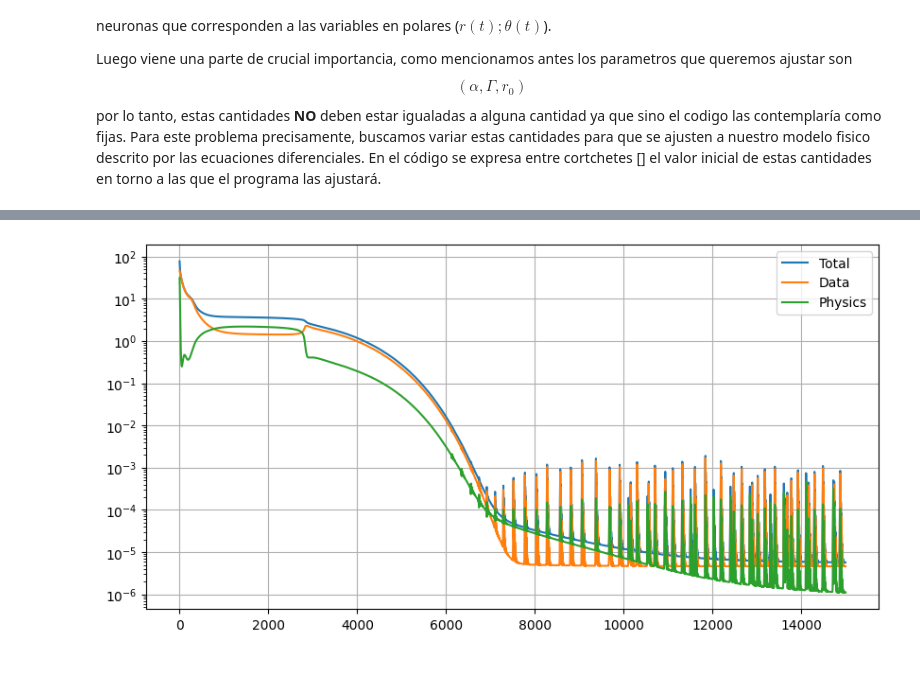
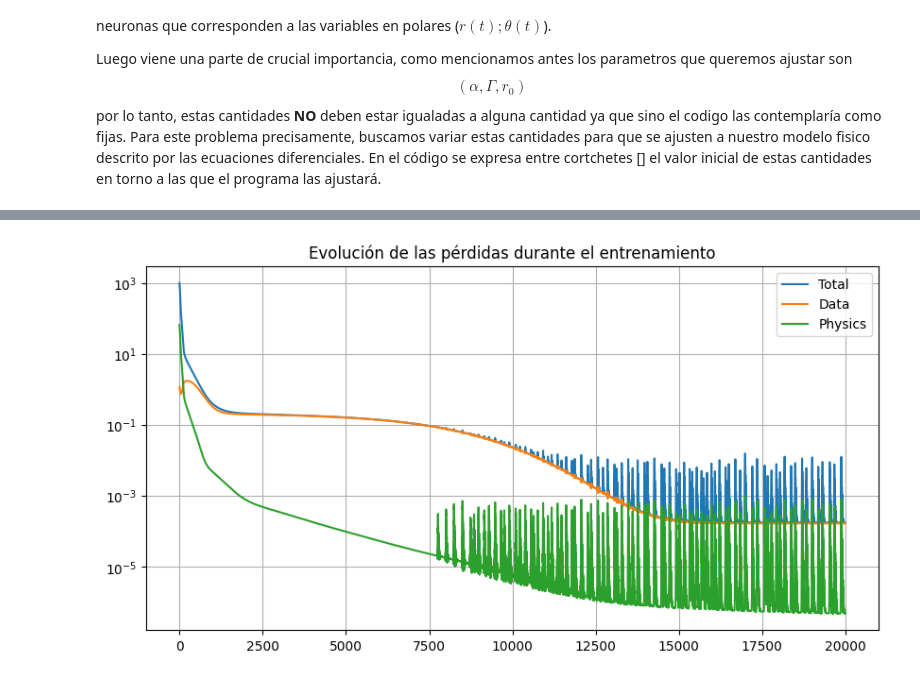
Before and after one commit to roldannahuelalejadro/Fisica-de-Fluidos-E1, a Jupyter notebook: trabjo E1/P4.ipynb, the cells around one changed output, grey strips where cells are left out. Saved outputs shown, nothing was run; the diff lists cells and outputs as text; code cells hidden in the pictures.

```diff
--- a/trabjo E1/P4.ipynb
+++ b/trabjo E1/P4.ipynb
@@ -199,20 +107,40 @@ import numpy as np
 import torch
 import matplotlib.pyplot as plt
 
-# Datos
+# ====================== DATOS ======================
 t_data_np, x_data, y_data = np.loadtxt("posiciones.txt", unpack=True)
+
 r_data = np.sqrt(x_data**2 + y_data**2)
 theta_data = np.arctan2(y_data, x_data)
-theta_unwrapped = np.unwrap(theta_data)   # ← muy importante
+theta_unwrapped = np.unwrap(theta_data)
+
+# ====================== NORMALIZACIÓN ======================
+t_mean = t_data_np.mean()
+t_std  = t_data_np.std()
+r_mean = r_data.mean()
+r_std  = r_data.std()
+theta_mean = theta_unwrapped.mean()
+theta_std  = theta_unwrapped.std()
+
+print(f"Normalización aplicada:")
+print(f"t     → mean={t_mean:.4f}, std={t_std:.4f}")
+print(f"r     → mean={r_mean:.4f}, std={r_std:.4f}")
+print(f"theta → mean={theta_mean:.4f}, std={theta_std:.4f}\n")
 
 t_data = torch.tensor(t_data_np[:, None], dtype=torch.float32)
-rtheta_data = torch.tensor(np.stack([r_data, theta_unwrapped], axis=1), dtype=torch.float32)
+t_norm = (t_data - t_mean) / t_std
 
-t_phys = torch.linspace(t_data.min(), t_data.max(), 250).reshape(-1, 1)
+rtheta_norm = torch.stack([
+    (torch.tensor(r_data, dtype=torch.float32) - r_mean) / r_std,
+    (torch.tensor(theta_unwrapped, dtype=torch.float32) - theta_mean) / theta_std
+], dim=1)
+
+t_phys = torch.linspace(t_data.min().item(), t_data.max().item(), 250).reshape(-1, 1)
+t_phys_norm = (t_phys - t_mean) / t_std
 
 
 class PINN(torch.nn.Module):
-    def __init__(self, hidden_sizes=[32, 48, 32]):
+    def __init__(self, hidden_sizes=[32, 32, 32]):
         super().__init__()
         layers = [1] + hidden_sizes + [2]
         self.layers = torch.nn.ModuleList([torch.nn.Linear(layers[i], layers[i+1])
@@ -220,8 +148,16 @@ class PINN(torch.nn.Module):
 
         # Inicialización cercana a los valores estimados
         self.alpha = torch.nn.Parameter(torch.tensor([0.075]))
-        self.log_Gamma = torch.nn.Parameter(torch.tensor([2.565]))   # ln(710) ≈ 6.565
-        self.r0 = torch.nn.Parameter(torch.tensor([0.60]))
+        self.log_Gamma = torch.nn.Parameter(torch.tensor([np.log(710)]))
+        self.r0 = torch.nn.Parameter(torch.tensor([0.6]))
+
+        # Guardamos normalización
+        self.register_buffer('t_mean', torch.tensor(t_mean))
+        self.register_buffer('t_std',  torch.tensor(t_std))
+        self.register_buffer('r_mean', torch.tensor(r_mean))
+        self.register_buffer('r_std',  torch.tensor(r_std))
+        self.register_buffer('theta_mean', torch.tensor(theta_mean))
+        self.register_buffer('theta_std',  torch.tensor(theta_std))
 
         self.loss_history = []
         self.loss_data_history = []
@@ -230,14 +166,22 @@ class PINN(torch.nn.Module):
     def forward(self, t):
         x = t
         for layer in self.layers[:-1]:
-            x = torch.tanh(layer(x))          # tanh suele ser mejor que sigmoid aquí
+            x = torch.tanh(layer(x))
         return self.layers[-1](x)
+
+    def denormalize(self, pred_norm):
+        r_norm = pred_norm[:, 0:1]
+        theta_norm = pred_norm[:, 1:2]
+        r = r_norm * self.r_std + self.r_mean
+        theta = theta_norm * self.theta_std + self.theta_mean
+        return r, theta
 
     def burgers_rhs(self, r):
         drdt = -self.alpha * r
-        Gamma = torch.exp(self.log_Gamma)     # fuerza Gamma > 0
-        dthetadt = (Gamma / (2 * torch.pi * torch.clamp(r, min=1e-4)**2)) * \
-                   (1 - torch.exp(-(r**2) / (self.r0**2)))
+        Gamma = torch.exp(self.log_Gamma)
+        r_safe = torch.clamp(r, min=1e-4)
+        dthetadt = (Gamma / (2 * torch.pi * r_safe**2)) * \
+                   (1 - torch.exp(-(r_safe**2) / (self.r0**2)))
         return drdt, dthetadt
 
     def data_loss(self, t_data, rtheta_data):
@@ -247,8 +191,7 @@ class PINN(torch.nn.Module):
     def physics_loss(self, t_phys):
         t_phys = t_phys.requires_grad_(True)
         pred = self.forward(t_phys)
-        r = pred[:, 0:1]
-        theta = pred[:, 1:2]
+        r, theta = self.denormalize(pred)
 
         drdt = torch.autograd.grad(r, t_phys, torch.ones_like(r), create_graph=True)[0]
         dthetadt = torch.autograd.grad(theta, t_phys, torch.ones_like(theta), create_graph=True)[0]
@@ -257,12 +200,12 @@ class PINN(torch.nn.Module):
 
         return torch.mean((drdt - drdt_rhs)**2 + (dthetadt - dthetadt_rhs)**2)
 
-    def total_loss(self, t_data, rtheta_data, t_phys, lambda_phys=5.0):
+    def total_loss(self, t_data, rtheta_data, t_phys, lambda_phys=10.0):
         ld = self.data_loss(t_data, rtheta_data)
         lp = self.physics_loss(t_phys)
         return ld + lambda_phys * lp, ld, lp
 
-    def train_pinn(self, t_data, rtheta_data, t_phys, epochs=40000, lr=5e-4, lambda_phys=5.0):
+    def train_pinn(self, t_data, rtheta_data, t_phys, epochs=20000, lr=1e-3, lambda_phys=10.0):
         optimizer = torch.optim.Adam(self.parameters(), lr=lr)
 
         for epoch in range(epochs):
@@ -278,7 +221,7 @@ class PINN(torch.nn.Module):
             if epoch % 2000 == 0:
                 Gamma_val = torch.exp(self.log_Gamma).item()
                 print(f"Epoch {epoch:5d} | Total {loss.item():.2e} | Data {ld.item():.2e} | "
-                      f"Phys {lp.item():.2e} | α={self.alpha.item():.4f}  Γ={Gamma_val:.1f}  r0={self.r0.item():.3f}")
+                      f"Phys {lp.item():.2e} | α={self.alpha.item():.5f}  Γ={Gamma_val:.1f}  r0={self.r0.item():.4f}")
 
         print("\nEntrenamiento finalizado")
         print(f"alpha = {self.alpha.item():.5f}")
@@ -293,11 +236,12 @@ class PINN(torch.nn.Module):
         plt.yscale('log')
         plt.legend()
         plt.grid()
+        plt.title("Evolución de las pérdidas durante el entrenamiento")
         plt.show()
 
 
 # ====================== EJECUCIÓN ======================
 model = PINN()
-model.train_pinn(t_data, rtheta_data, t_phys, epochs=15000, lr=8e-4, lambda_phys=1.0)
+model.train_pinn(t_norm, rtheta_norm, t_phys_norm, epochs=20000, lr=6e-4, lambda_phys=15.0)
 model.plot_loss()
 # %% [output]
@@ -317 +268 @@ r0    = 0.6009
-[figure, old version]
+[figure, new version]
```
Also changed, not shown: parts of 6 cells of this notebook.
